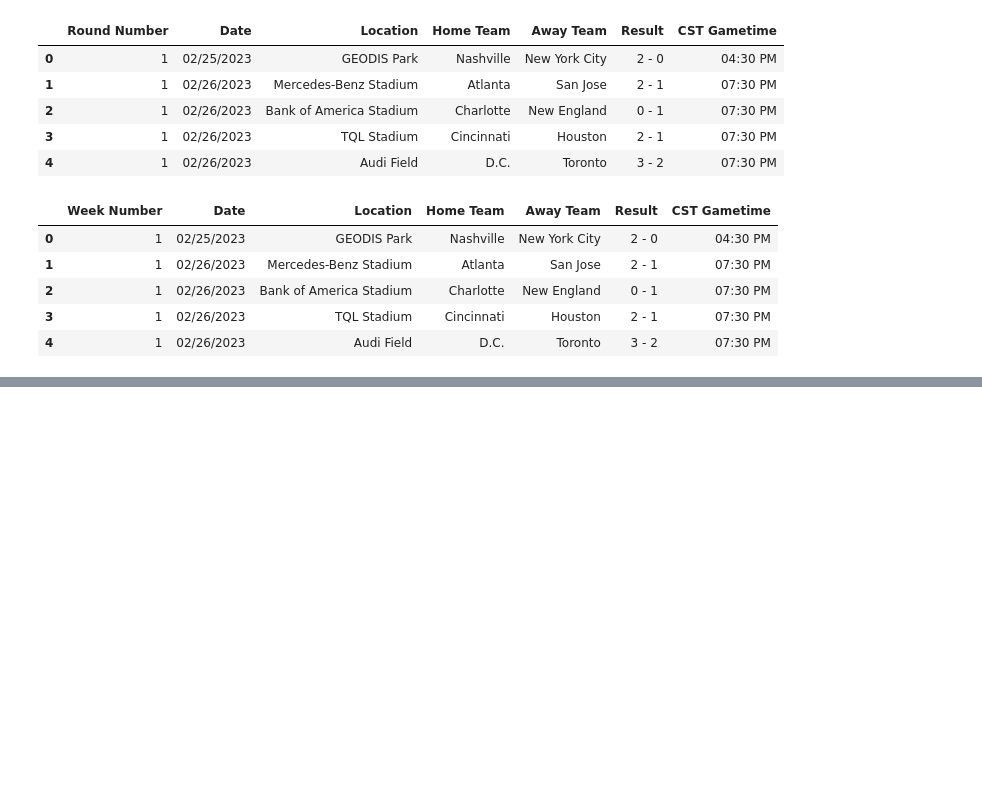
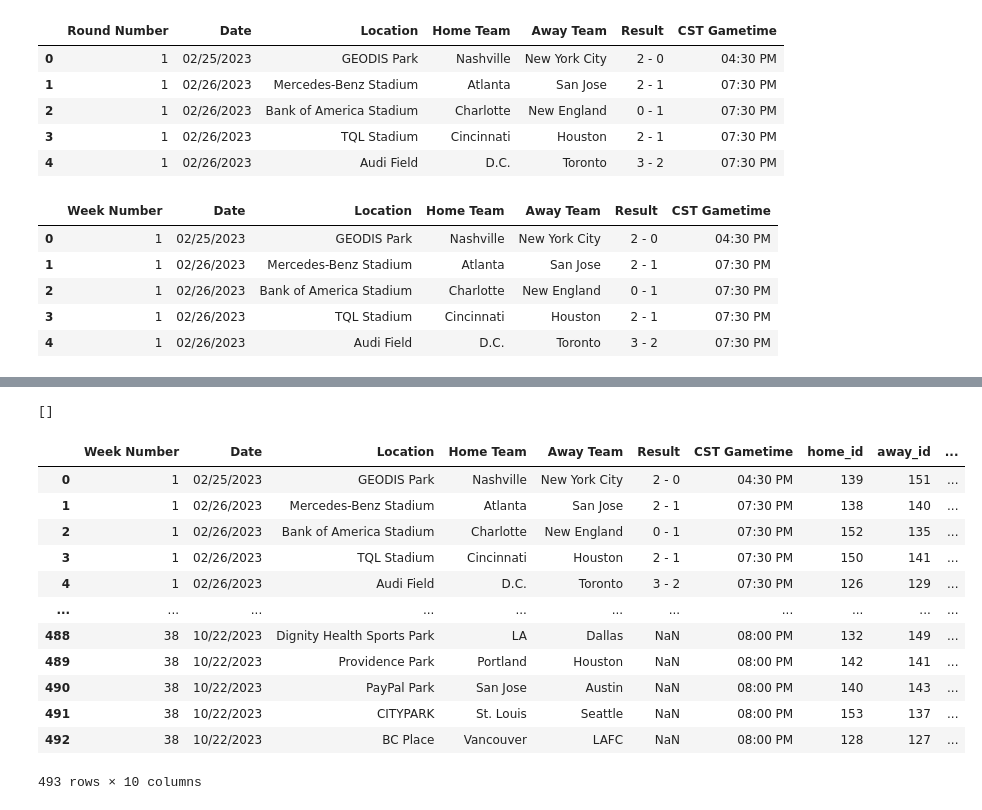
Before and after one commit to lucasjfsmith/pro-venue-tracker, a Jupyter notebook: mls_schedule.ipynb, the cells around one changed output, grey strips where cells are left out. Saved outputs shown, nothing was run; the diff lists cells and outputs as text; code cells hidden in the pictures; blank space fills up the shorter version.

```diff
--- a/mls_schedule.ipynb
+++ b/mls_schedule.ipynb
@@ -88,3 +88,11 @@ mls_df.head()
 | 2 | 1 | 02/26/2023 | Bank of America Stadium | Charlotte | New England | 0 - 1 | 07:30 PM |
 | 3 | 1 | 02/26/2023 | TQL Stadium | Cincinnati | Houston | 2 - 1 | 07:30 PM |
 | 4 | 1 | 02/26/2023 | Audi Field | D.C. | Toronto | 3 - 2 | 07:30 PM |
+# %%
+team_df = pd.read_csv('Resources/team.csv')
+
+# Take only mls teams and reset index
+
+mls_teams_df = team_df[team_df['league_id'] == 5].reset_index()
+
+mls_teams_df.head()
@@ -90,0 +164,50 @@ mls_df.head()
+# %%
+# Confirm all team names match with mlb_teams_df
+team_nf = []
+
+for i in range(len(mls_df)):
+    home_team = mls_df.loc[i, 'Home Team']
+    away_team = mls_df.loc[i, 'Away Team']
+
+    if home_team not in list(mls_teams_df['team2']):
+        if home_team not in team_nf:
+            print(f"{home_team} not found. Adding to tracker...")
+            team_nf.append(home_team)
+
+    if away_team not in list(mls_teams_df['team2']):
+        if away_team not in team_nf:
+            print(f"{away_team} not found. Adding to tracker...")
+            team_nf.append(away_team)
+
+print(team_nf)
+# %% [output]
+[]
+# %%
+# Assign each row a 'home_id', 'away_id', and 'venue_id'
+mls_df['home_id'] = ''
+mls_df['away_id'] = ''
+mls_df['venue_id'] = ''
+
+for i in range(len(mls_df)):
+    home_team = mls_teams_df[mls_teams_df['team2'] == mls_df.loc[i, 'Home Team']]
+    away_team = mls_teams_df[mls_teams_df['team2'] == mls_df.loc[i, 'Away Team']]
+
+    mls_df.loc[i, 'home_id'] = int(home_team['team_id'])
+    mls_df.loc[i, 'venue_id'] = int(home_team['venue_id'])
+    mls_df.loc[i, 'away_id'] = int(away_team['team_id'])
+
+mls_df
+# %% [output]
+|  | Week Number | Date | Location | Home Team | Away Team | Result | CST Gametime | home_id | away_id | ... |
+| 0 | 1 | 02/25/2023 | GEODIS Park | Nashville | New York City | 2 - 0 | 04:30 PM | 139 | 151 | ... |
+| 1 | 1 | 02/26/2023 | Mercedes-Benz Stadium | Atlanta | San Jose | 2 - 1 | 07:30 PM | 138 | 140 | ... |
+| 2 | 1 | 02/26/2023 | Bank of America Stadium | Charlotte | New England | 0 - 1 | 07:30 PM | 152 | 135 | ... |
+| 3 | 1 | 02/26/2023 | TQL Stadium | Cincinnati | Houston | 2 - 1 | 07:30 PM | 150 | 141 | ... |
+| 4 | 1 | 02/26/2023 | Audi Field | D.C. | Toronto | 3 - 2 | 07:30 PM | 126 | 129 | ... |
+| ... | ... | ... | ... | ... | ... | ... | ... | ... | ... | ... |
+| 488 | 38 | 10/22/2023 | Dignity Health Sports Park | LA | Dallas | NaN | 08:00 PM | 132 | 149 | ... |
+| 489 | 38 | 10/22/2023 | Providence Park | Portland | Houston | NaN | 08:00 PM | 142 | 141 | ... |
+| 490 | 38 | 10/22/2023 | PayPal Park | San Jose | Austin | NaN | 08:00 PM | 140 | 143 | ... |
+| 491 | 38 | 10/22/2023 | CITYPARK | St. Louis | Seattle | NaN | 08:00 PM | 153 | 137 | ... |
+| 492 | 38 | 10/22/2023 | BC Place | Vancouver | LAFC | NaN | 08:00 PM | 128 | 127 | ... |
+493 rows × 10 columns
```
Also changed, not shown: parts of 6 cells of this notebook, 16 other files.
